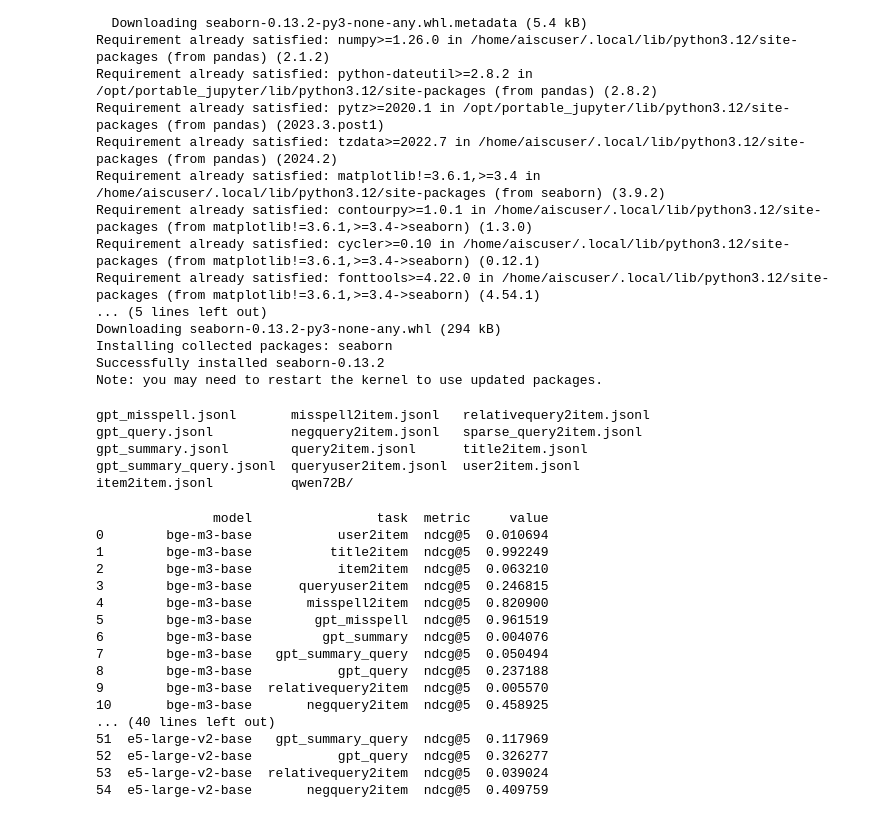
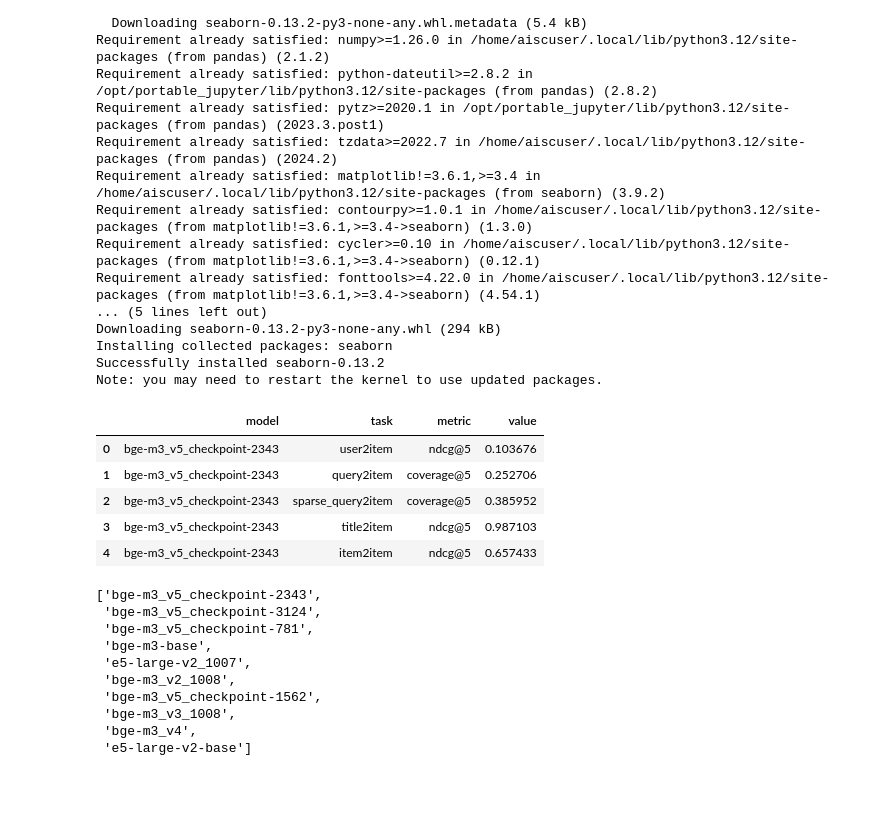
Before and after one commit to Yinita/RecAI, a Jupyter notebook: RecLM-emb/analysis.ipynb, the cells around one changed output. Drawn from its saved outputs; the diff is of its cells as text; code cells hidden in the pictures; blank space fills up the shorter version.

```diff
--- a/RecLM-emb/analysis.ipynb
+++ b/RecLM-emb/analysis.ipynb
@@ -18,14 +18,6 @@ Downloading seaborn-0.13.2-py3-none-any.whl (294 kB)
 Installing collected packages: seaborn
 Successfully installed seaborn-0.13.2
 Note: you may need to restart the kernel to use updated packages.
-# %%
-ls /home/aiscuser/RecAI/RecLM-emb/data/xbox/test
-# %% [output]
-gpt_misspell.jsonl       misspell2item.jsonl   relativequery2item.jsonl
-gpt_query.jsonl          negquery2item.jsonl   sparse_query2item.jsonl
-gpt_summary.jsonl        query2item.jsonl      title2item.jsonl
-gpt_summary_query.jsonl  queryuser2item.jsonl  user2item.jsonl
-item2item.jsonl          qwen72B/
 # %%
 import os
 import json
@@ -45,50 +37,51 @@ for folder in os.listdir(root_dir):
 
     # 检查是否是文件夹
     if os.path.isdir(folder_path):
         # 定位all_metrics.jsonl文件
         metrics_file = os.path.join(folder_path, "all_metrics.jsonl")
 
         # 读取jsonl文件
         if os.path.exists(metrics_file):
             with open(metrics_file, 'r') as f:
                 # 将metrics按模型和任务类型进行存储
                 for line in f:
                     metric_data = json.loads(line)
                     model = folder  # 以文件夹名称作为模型名称
                     task_name = metric_data.get("task_name", "unknown_task")
                     metrics = metric_data.get("metrics", {})
                     for metric_name, metric_value in metrics.items():
                         if metric_name =="ndcg@5":
                             data.append([model, task_name, metric_name, metric_value])
-                        if task_name in ["query2item", "sparse_query2item"]
+                        if task_name in ["query2item", "sparse_query2item"]:
                             if metric_name =="coverage@5":
                                 data.append([model, task_name, metric_name, metric_value])
 
 
 # 创建DataFrame
 df = pd.DataFrame(data, columns=["model", "task", "metric", "value"])
 
 # 保存为CSV文件
 output_csv_path = "output/all_models_metrics_filtered.csv"
 df.to_csv(output_csv_path, index=False)
 
-# 打印生成的DataFrame
-print(df)
+df.head()
 # %% [output]
-               model                task  metric     value
-0        bge-m3-base           user2item  ndcg@5  0.010694
-1        bge-m3-base          title2item  ndcg@5  0.992249
-2        bge-m3-base           item2item  ndcg@5  0.063210
-3        bge-m3-base      queryuser2item  ndcg@5  0.246815
-4        bge-m3-base       misspell2item  ndcg@5  0.820900
-5        bge-m3-base        gpt_misspell  ndcg@5  0.961519
-6        bge-m3-base         gpt_summary  ndcg@5  0.004076
-7        bge-m3-base   gpt_summary_query  ndcg@5  0.050494
-8        bge-m3-base           gpt_query  ndcg@5  0.237188
-9        bge-m3-base  relativequery2item  ndcg@5  0.005570
-10       bge-m3-base       negquery2item  ndcg@5  0.458925
-... (40 lines left out)
-51  e5-large-v2-base   gpt_summary_query  ndcg@5  0.117969
-52  e5-large-v2-base           gpt_query  ndcg@5  0.326277
-53  e5-large-v2-base  relativequery2item  ndcg@5  0.039024
-54  e5-large-v2-base       negquery2item  ndcg@5  0.409759
+|  | model | task | metric | value |
+| 0 | bge-m3_v5_checkpoint-2343 | user2item | ndcg@5 | 0.103676 |
+| 1 | bge-m3_v5_checkpoint-2343 | query2item | coverage@5 | 0.252706 |
+| 2 | bge-m3_v5_checkpoint-2343 | sparse_query2item | coverage@5 | 0.385952 |
+| 3 | bge-m3_v5_checkpoint-2343 | title2item | ndcg@5 | 0.987103 |
+| 4 | bge-m3_v5_checkpoint-2343 | item2item | ndcg@5 | 0.657433 |
+# %%
+model_names
+# %% [output]
+['bge-m3_v5_checkpoint-2343',
+ 'bge-m3_v5_checkpoint-3124',
+ 'bge-m3_v5_checkpoint-781',
+ 'bge-m3-base',
+ 'e5-large-v2_1007',
+ 'bge-m3_v2_1008',
+ 'bge-m3_v5_checkpoint-1562',
+ 'bge-m3_v3_1008',
+ 'bge-m3_v4',
+ 'e5-large-v2-base']
```
Also changed, not shown: parts of 6 cells of this notebook, 4 other files.
